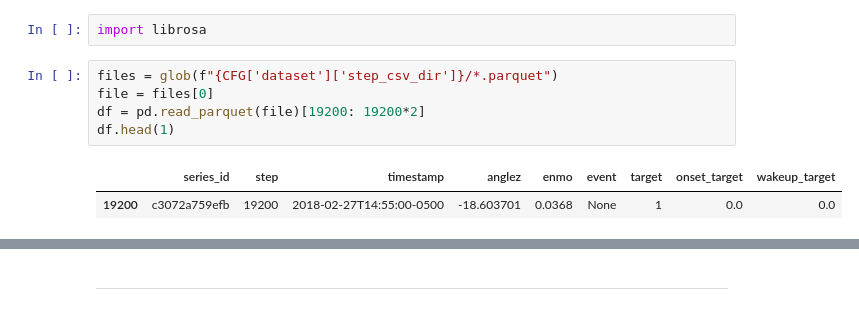
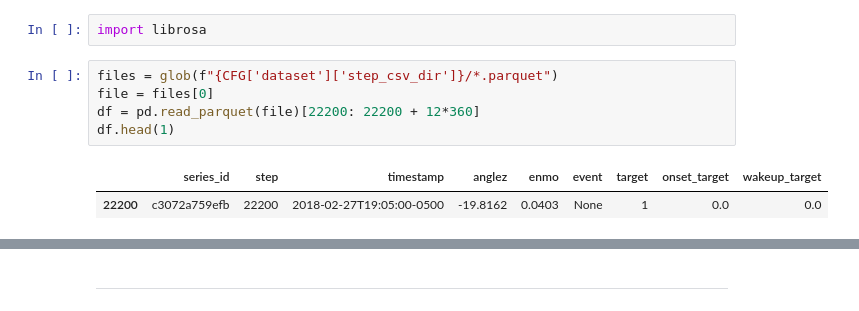
Before and after one commit to penguin-prg/child-mind-institute-detect-sleep-states, a Jupyter notebook: notebook/melspec.ipynb, the cells around one changed output, grey strips where cells are left out. Saved outputs shown, nothing was run; the diff lists cells and outputs as text.

```diff
--- a/notebook/melspec.ipynb
+++ b/notebook/melspec.ipynb
@@ -56,8 +56,8 @@ import librosa
 # %%
 files = glob(f"{CFG['dataset']['step_csv_dir']}/*.parquet")
 file = files[0]
-df = pd.read_parquet(file)[19200: 19200*2]
+df = pd.read_parquet(file)[22200: 22200 + 12*360]
 df.head(1)
 # %% [output]
 |  | series_id | step | timestamp | anglez | enmo | event | target | onset_target | wakeup_target |
-| 19200 | c3072a759efb | 19200 | 2018-02-27T14:55:00-0500 | -18.603701 | 0.0368 | None | 1 | 0.0 | 0.0 |
+| 22200 | c3072a759efb | 22200 | 2018-02-27T19:05:00-0500 | -19.8162 | 0.0403 | None | 1 | 0.0 | 0.0 |
```
Also changed, not shown: parts of 8 cells of this notebook.
